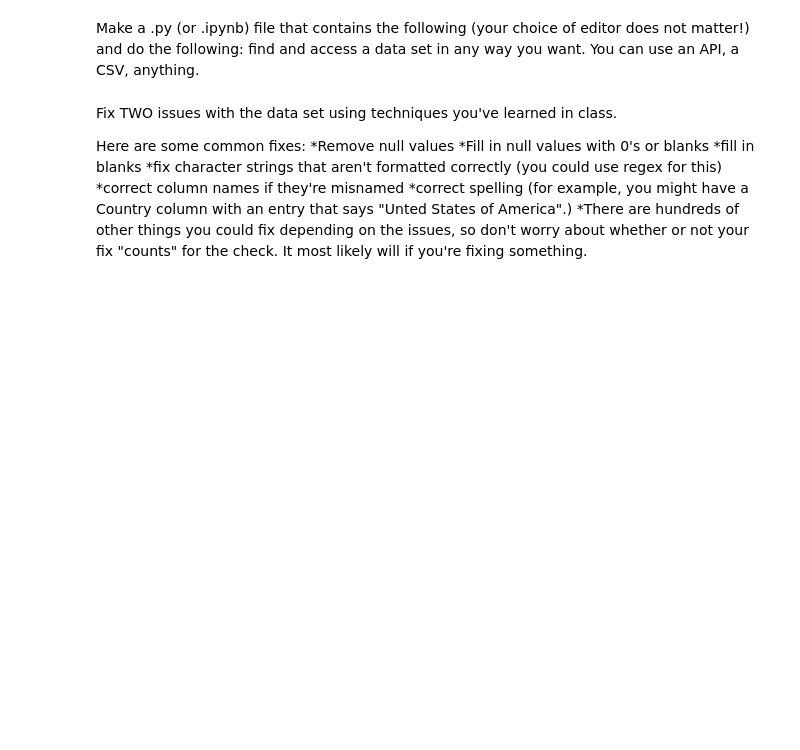
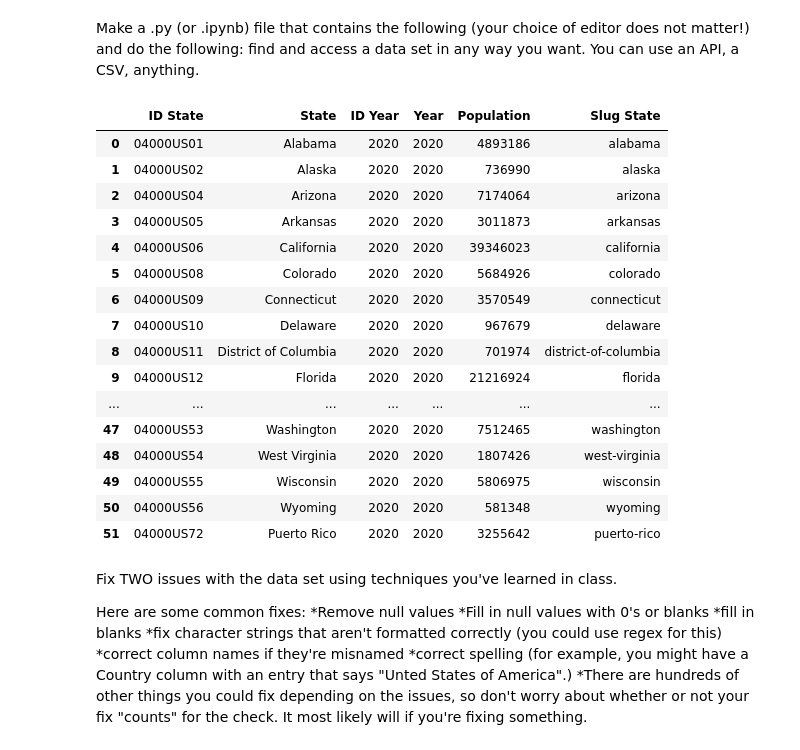
Before and after one commit to LilGotit/data_1_checks, a Jupyter notebook: Knowledge_Check_2.ipynb, the cells around one changed output. Saved outputs shown, nothing was run; the diff lists cells and outputs as text; code cells hidden in the pictures; blank space fills up the shorter version.

```diff
--- a/Knowledge_Check_2.ipynb
+++ b/Knowledge_Check_2.ipynb
@@ -1,6 +1,31 @@
 # %% [markdown]
 Make a .py (or .ipynb) file that contains the following (your choice of editor does not matter!) and do the following:
 find and access a data set in any way you want. You can use an API, a CSV, anything.
+# %%
+import requests as req
+import pandas as pd
+response = req.get("https://datausa.io/api/data?drilldowns=State&measures=Population&year=latest")
+json = response.json()
+df = pd.json_normalize(data = json, record_path = ["data"])
+df
+# %% [output]
+|  | ID State | State | ID Year | Year | Population | Slug State |
+| 0 | 04000US01 | Alabama | 2020 | 2020 | 4893186 | alabama |
+| 1 | 04000US02 | Alaska | 2020 | 2020 | 736990 | alaska |
+| 2 | 04000US04 | Arizona | 2020 | 2020 | 7174064 | arizona |
+| 3 | 04000US05 | Arkansas | 2020 | 2020 | 3011873 | arkansas |
+| 4 | 04000US06 | California | 2020 | 2020 | 39346023 | california |
+| 5 | 04000US08 | Colorado | 2020 | 2020 | 5684926 | colorado |
+| 6 | 04000US09 | Connecticut | 2020 | 2020 | 3570549 | connecticut |
+| 7 | 04000US10 | Delaware | 2020 | 2020 | 967679 | delaware |
+| 8 | 04000US11 | District of Columbia | 2020 | 2020 | 701974 | district-of-columbia |
+| 9 | 04000US12 | Florida | 2020 | 2020 | 21216924 | florida |
+| ... | ... | ... | ... | ... | ... | ... |
+| 47 | 04000US53 | Washington | 2020 | 2020 | 7512465 | washington |
+| 48 | 04000US54 | West Virginia | 2020 | 2020 | 1807426 | west-virginia |
+| 49 | 04000US55 | Wisconsin | 2020 | 2020 | 5806975 | wisconsin |
+| 50 | 04000US56 | Wyoming | 2020 | 2020 | 581348 | wyoming |
+| 51 | 04000US72 | Puerto Rico | 2020 | 2020 | 3255642 | puerto-rico |
 # %% [markdown]
 Fix TWO issues with the data set using techniques you've learned in class.
 
```
Also changed, not shown: parts of 7 cells of this notebook.
